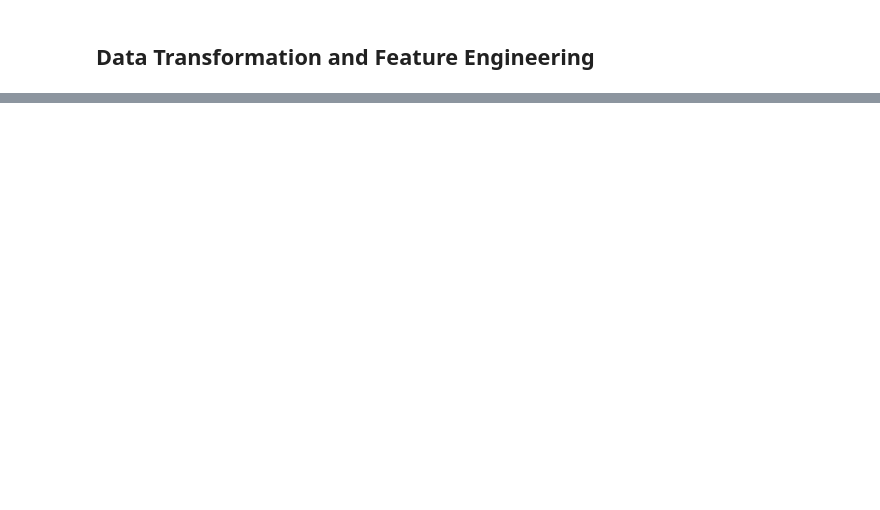
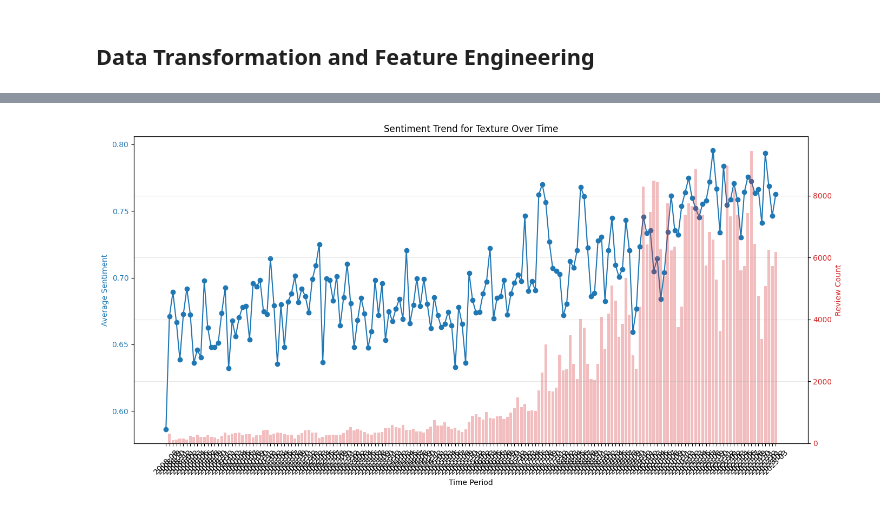
Before and after one commit to colarrbear/DA-opinion_analytics, a Jupyter notebook: DA-opinion_analytics.ipynb, the cells around one changed output, grey strips where cells are left out. Drawn from its saved outputs; the diff is of its cells as text; code cells hidden in the pictures; blank space fills up the shorter version.

```diff
--- a/DA-opinion_analytics.ipynb
+++ b/DA-opinion_analytics.ipynb
@@ -222,0 +919,74 @@ merged_data['sentiment_score'] = merged_data['rating_x'].apply(lambda x: 'positi
+# %%
+# Test the recommendation function with sample preferences
+sample_preferences = {
+    'efficacy': 8,
+    'texture': 6,
+    'value': 5,
+    'packaging': 2,
+    'scent': 3
+}
+
+recommendations = recommend_products(merged_data, sample_preferences)
+print("\nRecommended Products Based on Aspect Preferences:")
+print(recommendations)
+
+# Create a function to analyze aspect sentiment trends over time
+def analyze_aspect_trends(data, aspect, time_unit='month'):
+    """Analyze how sentiment for a specific aspect changes over time"""
+
+    # Ensure we have datetime
+    data['submission_time'] = pd.to_datetime(data['submission_time'])
+
+    # Filter reviews that mention this aspect
+    aspect_data = data[data[f'has_{aspect}'] == 1].copy()
+
+    if aspect_data.shape[0] < 10:
+        return f"Not enough data for aspect: {aspect}"
+
+    # Group by time unit
+    if time_unit == 'month':
+        aspect_data['time_period'] = aspect_data['submission_time'].dt.to_period('M')
+    elif time_unit == 'quarter':
+        aspect_data['time_period'] = aspect_data['submission_time'].dt.to_period('Q')
+    elif time_unit == 'year':
+        aspect_data['time_period'] = aspect_data['submission_time'].dt.to_period('Y')
+    else:
+        return "Invalid time unit. Use 'month', 'quarter', or 'year'."
+
+    # Calculate average sentiment by time period
+    sentiment_trends = aspect_data.groupby('time_period').agg({
+        'compound_score': 'mean',
+        'rating_x': 'mean',
+        'product_id': 'count'
+    }).reset_index()
+
+    sentiment_trends.columns = ['time_period', 'avg_sentiment', 'avg_rating', 'review_count']
+    sentiment_trends['time_period'] = sentiment_trends['time_period'].astype(str)
+
+    # Plot the trends
+    fig, ax1 = plt.subplots(figsize=(14, 7))
+
+    color = 'tab:blue'
+    ax1.set_xlabel('Time Period')
+    ax1.set_ylabel('Average Sentiment', color=color)
+    ax1.plot(sentiment_trends['time_period'], sentiment_trends['avg_sentiment'], color=color, marker='o')
+    ax1.tick_params(axis='y', labelcolor=color)
+    ax1.set_xticklabels(sentiment_trends['time_period'], rotation=45)
+
+    # Create a second y-axis for review count
+    ax2 = ax1.twinx()
+    color = 'tab:red'
+    ax2.set_ylabel('Review Count', color=color)
+    ax2.bar(sentiment_trends['time_period'], sentiment_trends['review_count'], color=color, alpha=0.3)
+    ax2.tick_params(axis='y', labelcolor=color)
+
+    plt.title(f'Sentiment Trend for {aspect.capitalize()} Over Time')
+    plt.grid(True, alpha=0.3)
+    plt.tight_layout()
+    plt.show()
+
+    return sentiment_trends
+
+# Test the trend analysis function for a sample aspect
+sample_trend = analyze_aspect_trends(merged_data, 'texture', 'month')
+# %% [output]
@@ -222,0 +1010 @@ merged_data['sentiment_score'] = merged_data['rating_x'].apply(lambda x: 'positi
+[figure, added]
```
Also changed, not shown: parts of 37 cells of this notebook.
